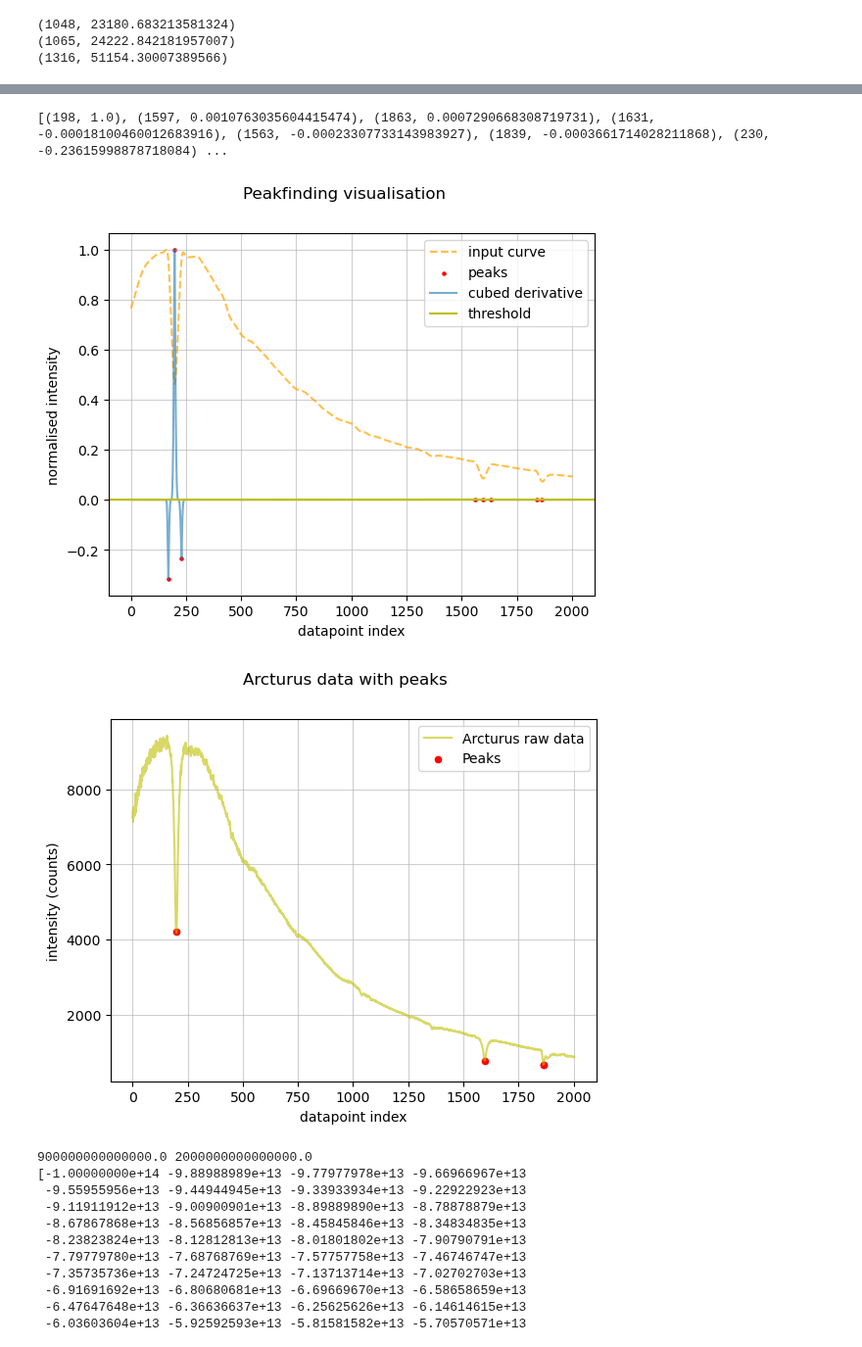
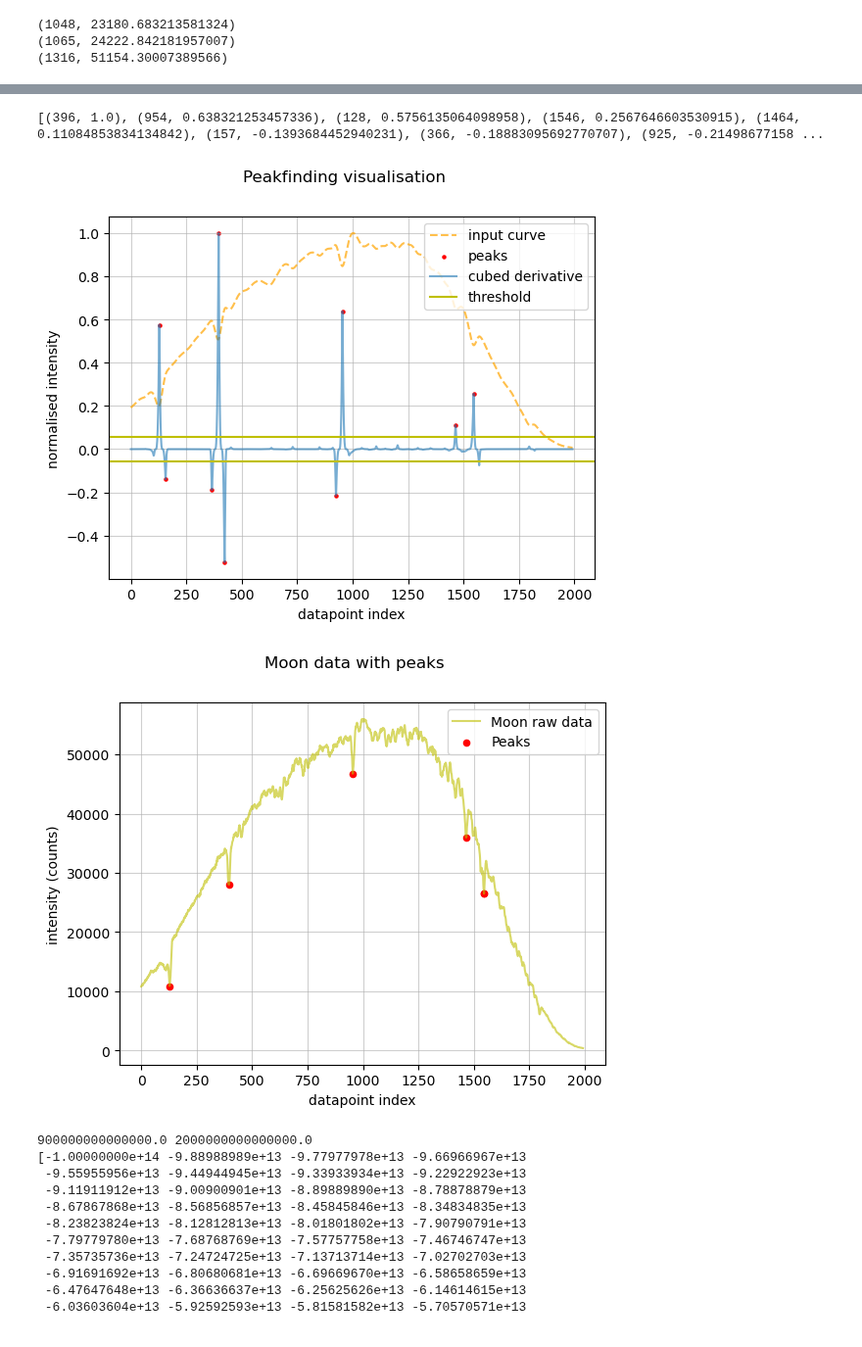
Before and after one commit to Timobrenn/G99-Spectroscopy, a Jupyter notebook: data_checking.ipynb, the cells around one changed output, grey strips where cells are left out. Shown at 98% size. Saved outputs shown, nothing was run; the diff lists cells and outputs as text; code cells hidden in the pictures.

```diff
--- a/data_checking.ipynb
+++ b/data_checking.ipynb
@@ -386,22 +383,42 @@ show()
 # %%
 # Trying method wtith arcturus
 
-# raw = np.loadtxt('Arcturus_stack.txt')
-raw = np.loadtxt('./root/testing/base/baseline_subtracted.txt')
+ob = 3
+if ob == 0:
+    raw = np.loadtxt('Arcturus_stack.txt')
+elif ob == 1:
+    raw = np.loadtxt('./root/testing/base/baseline_subtracted.txt')
+elif ob == 2:
+    raw = np.loadtxt('Regulus.txt')
+elif ob == 3:
+    raw = np.loadtxt('Moon.txt')
 smth = alsbaseline(raw, lam=50, niter=5, remove=False)
 # %%
 %matplotlib inline
+
+fig, ax = subplots()
+ax.plot(raw, label=f'{objs[ob]} data raw')
+ax.plot(smth, label=f'{objs[ob]} data smoothed')
+ax.legend()
+ax.grid()
+show()
+close(fig)
+
+objs = ['Arcturus', 'Vega', 'Regulus', 'Moon']
+thrsh = [10, 4, 2, 2]
 # arcturus: thresh_percent = 10 (for most visible peaks)
 # vega: thresh_percent = 4 (for 3 main peaks)
-rough_peaks = process_peaks(smth, thres_percent=4, smoothed=False)
+# regulus: thresh_percent = XXX
+# moon: thresh_percent = XXX
+rough_peaks = process_peaks(smth, thres_percent=thrsh[ob], smoothed=False)
 positive_peaks = [peak for peak in rough_peaks if peak[1]>0]
 
 
 
 fig, ax = subplots()
-fig.suptitle('Arcturus data with peaks')
+fig.suptitle(f'{objs[ob]} data with peaks')
 # ax.plot(smth)
-ax.plot(raw, c='y', alpha=0.6, label='Arcturus raw data')
+ax.plot(raw, c='y', alpha=0.6, label=f'{objs[ob]} raw data')
 for x, _ in positive_peaks:
     # y = smth[x]
     y = raw[x]
@@ -412,5 +429,5 @@ ax.grid(alpha=0.6)
 ax.set_xlabel('datapoint index')
 ax.set_ylabel('intensity (counts)')
 show()
-close(fig)
+# close(fig)
 # %% [output]
@@ -417,6 +435,6 @@ close(fig)
-[(198, 1.0), (1597, 0.0010763035604415474), (1863, 0.0007290668308719731), (1631, -0.00018100460012683916), (1563, -0.00023307733143983927), (1839, -0.0003661714028211868), (230, -0.23615998878718084) ...
+[(396, 1.0), (954, 0.638321253457336), (128, 0.5756135064098958), (1546, 0.2567646603530915), (1464, 0.11084853834134842), (157, -0.1393684452940231), (366, -0.18883095692770707), (925, -0.21498677158 ...
-[figure, old version]
-[figure, old version]
+[figure, new version]
+[figure, added]
 # %%
 
 def blackbody_curve(wavelength: float, temperature: float = 11000, base: float = 0):
```
Also changed, not shown: parts of 5 cells of this notebook, 2 other files.
